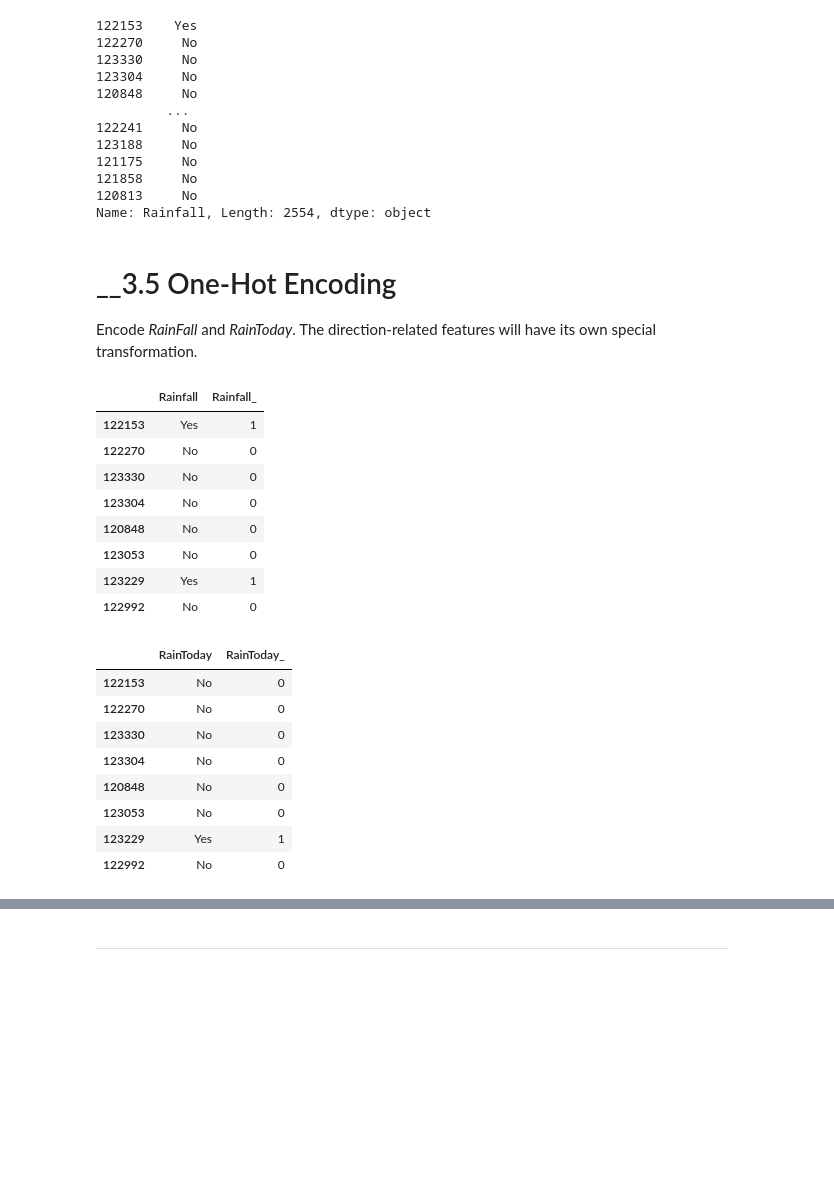
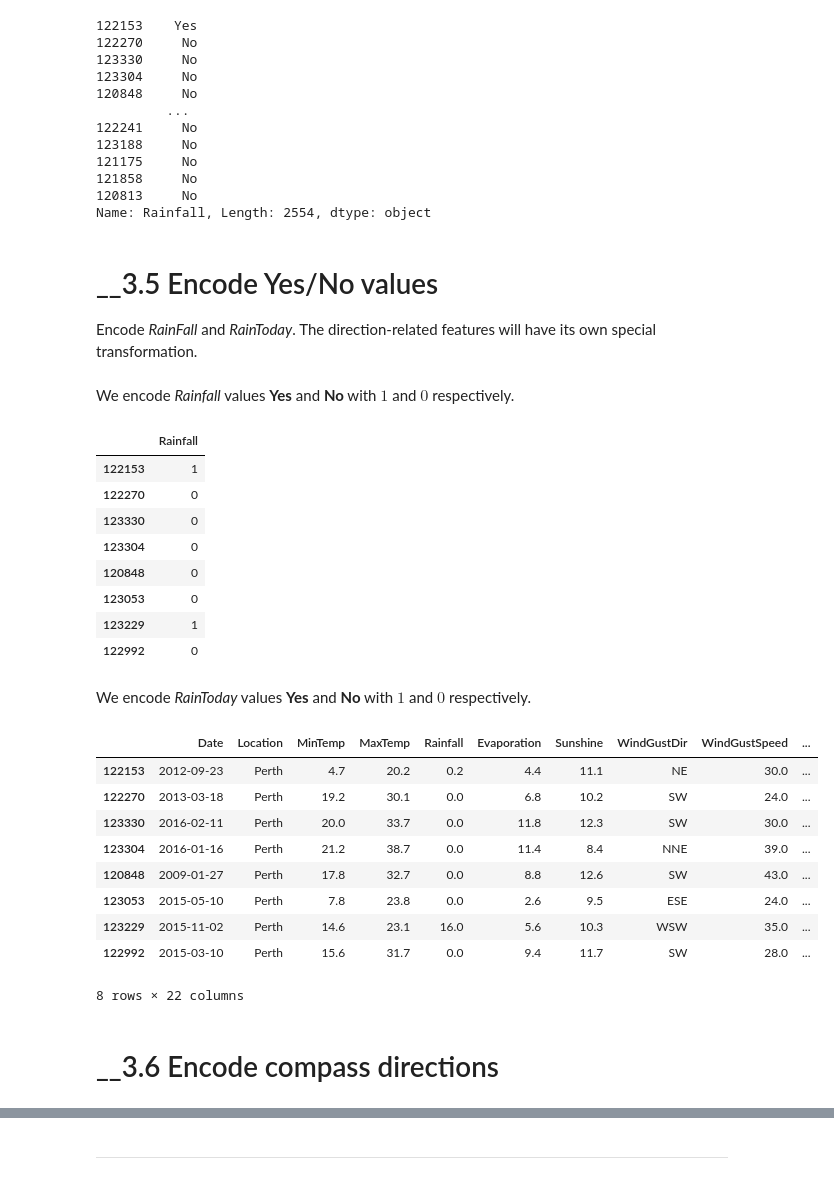
Before and after one commit to poolGolez/project-roosevelt, a Jupyter notebook: will-it-rain-in-perth.ipynb, the cells around one changed output, grey strips where cells are left out. Drawn from its saved outputs; the diff is of its cells as text; code cells hidden in the pictures; blank space fills up the shorter version.

```diff
--- a/will-it-rain-in-perth.ipynb
+++ b/will-it-rain-in-perth.ipynb
@@ -1673,36 +1673,43 @@ discretize_rainfall(X_train['Rainfall'])
 120813     No
 Name: Rainfall, Length: 2554, dtype: object
 # %% [markdown]
-# __3.5 One-Hot Encoding
+# __3.5 Encode Yes/No values
 
 Encode *RainFall* and *RainToday*. The direction-related features will have its own special transformation.
 # %%
 def encode_yes_no(df, col):
     result = df.copy()
-    result[f"{col}_"] = result[col].apply(lambda v: 1 if v == "Yes" else 0)
+    result[f"{col}"] = result[col].apply(lambda v: 1 if v == "Yes" else 0)
 
     return result
+# %% [markdown]
+We encode *Rainfall* values **Yes** and **No** with $1$ and $0$ respectively.
 # %%
 encode_yes_no(pd.DataFrame(discretize_rainfall(X_train['Rainfall'])), 'Rainfall').head(8)
 # %% [output]
-|  | Rainfall | Rainfall_ |
-| 122153 | Yes | 1 |
-| 122270 | No | 0 |
-| 123330 | No | 0 |
-| 123304 | No | 0 |
-| 120848 | No | 0 |
-| 123053 | No | 0 |
-| 123229 | Yes | 1 |
-| 122992 | No | 0 |
+|  | Rainfall |
+| 122153 | 1 |
+| 122270 | 0 |
+| 123330 | 0 |
+| 123304 | 0 |
+| 120848 | 0 |
+| 123053 | 0 |
+| 123229 | 1 |
+| 122992 | 0 |
+# %% [markdown]
+We encode *RainToday* values **Yes** and **No** with $1$ and $0$ respectively.
 # %%
-encode_yes_no(X_train, 'RainToday')[['RainToday', 'RainToday_']].head(8)
+encode_yes_no(X_train, 'RainToday').head(8)
 # %% [output]
-|  | RainToday | RainToday_ |
-| 122153 | No | 0 |
-| 122270 | No | 0 |
-| 123330 | No | 0 |
-| 123304 | No | 0 |
-| 120848 | No | 0 |
-| 123053 | No | 0 |
-| 123229 | Yes | 1 |
-| 122992 | No | 0 |
+|  | Date | Location | MinTemp | MaxTemp | Rainfall | Evaporation | Sunshine | WindGustDir | WindGustSpeed | ... |
+| 122153 | 2012-09-23 | Perth | 4.7 | 20.2 | 0.2 | 4.4 | 11.1 | NE | 30.0 | ... |
+| 122270 | 2013-03-18 | Perth | 19.2 | 30.1 | 0.0 | 6.8 | 10.2 | SW | 24.0 | ... |
+| 123330 | 2016-02-11 | Perth | 20.0 | 33.7 | 0.0 | 11.8 | 12.3 | SW | 30.0 | ... |
+| 123304 | 2016-01-16 | Perth | 21.2 | 38.7 | 0.0 | 11.4 | 8.4 | NNE | 39.0 | ... |
+| 120848 | 2009-01-27 | Perth | 17.8 | 32.7 | 0.0 | 8.8 | 12.6 | SW | 43.0 | ... |
+| 123053 | 2015-05-10 | Perth | 7.8 | 23.8 | 0.0 | 2.6 | 9.5 | ESE | 24.0 | ... |
+| 123229 | 2015-11-02 | Perth | 14.6 | 23.1 | 16.0 | 5.6 | 10.3 | WSW | 35.0 | ... |
+| 122992 | 2015-03-10 | Perth | 15.6 | 31.7 | 0.0 | 9.4 | 11.7 | SW | 28.0 | ... |
+8 rows × 22 columns
+# %% [markdown]
+# __3.6 Encode compass directions
```
Also changed, not shown: parts of 4 cells of this notebook.
